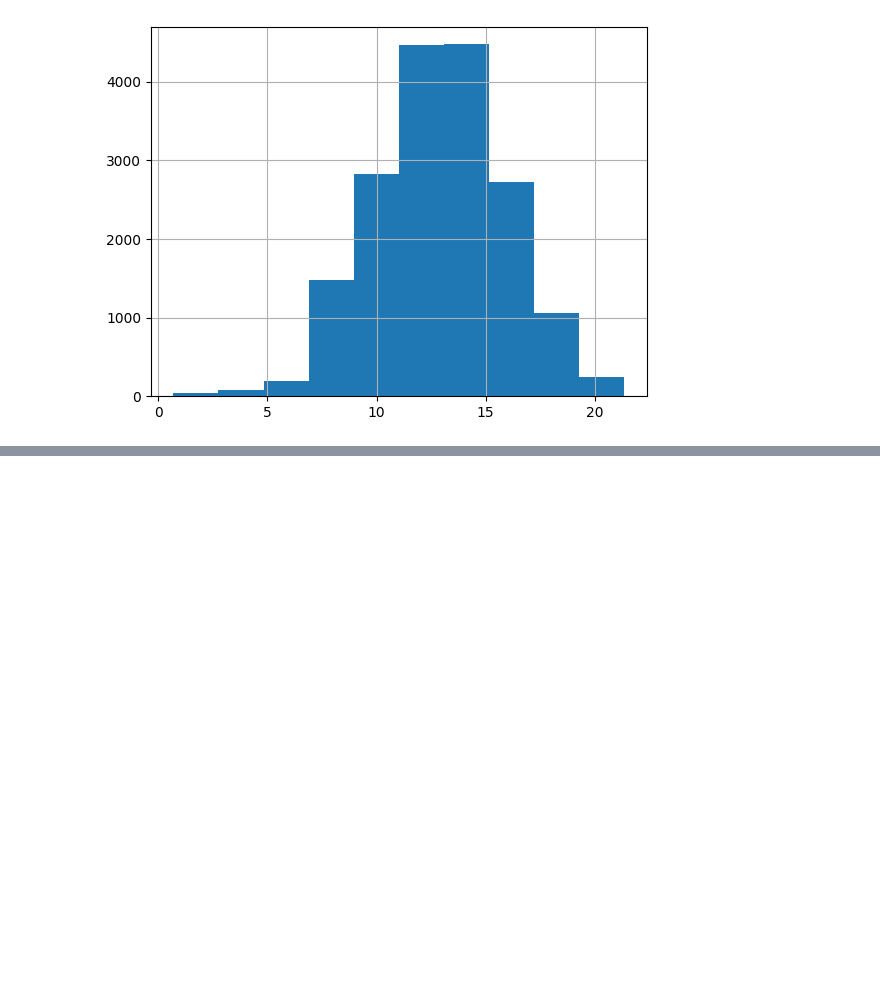
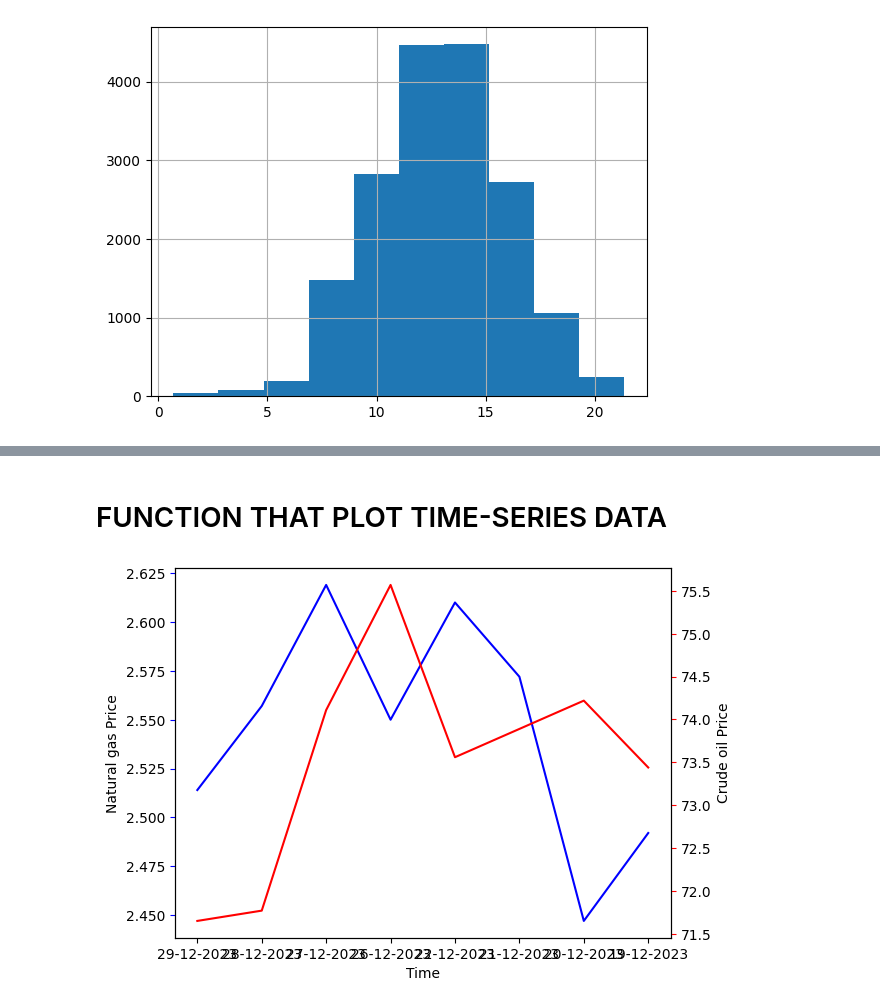
Before and after one commit to HABUDANHAYABK/Associate-Data-Scientist-in-Python, a Jupyter notebook: Data_Visualization_with_Matplotlib/Plotting_timeseries.ipynb, the cells around one changed output, grey strips where cells are left out. Saved outputs shown, nothing was run; the diff lists cells and outputs as text; code cells hidden in the pictures; blank space fills up the shorter version.

```diff
--- a/Data_Visualization_with_Matplotlib/Plotting_timeseries.ipynb
+++ b/Data_Visualization_with_Matplotlib/Plotting_timeseries.ipynb
@@ -119,0 +200,20 @@ co2_emission['log_emission'].hist()
+# %% [markdown]
+# FUNCTION THAT PLOT TIME-SERIES DATA
+# %%
+def plot_timeseries(axes, x, y, color, xlabel, ylabel):
+    axes.plot(x, y, color=color)
+    axes.set_xlabel(xlabel)
+    axes.set_ylabel(ylabel)
+    axes.tick_params('y', color=color)
+# %%
+ten_days_price= natlgas_crdoil['29-12-2023': '19-12-2023']
+
+fig, ax=plt.subplots()
+plot_timeseries(ax, ten_days_price.index, ten_days_price['Natural_Gas_Price'], 'blue', 'Time', 'Natural gas Price')
+
+ax2= ax.twinx()
+plot_timeseries(ax2, ten_days_price.index, ten_days_price['Crude_oil_Price'], 'red', 'Time', 'Crude oil Price')
+
+plt.show()
+# %% [output]
+[figure, added]
```
Also changed, not shown: parts of 9 cells of this notebook.
